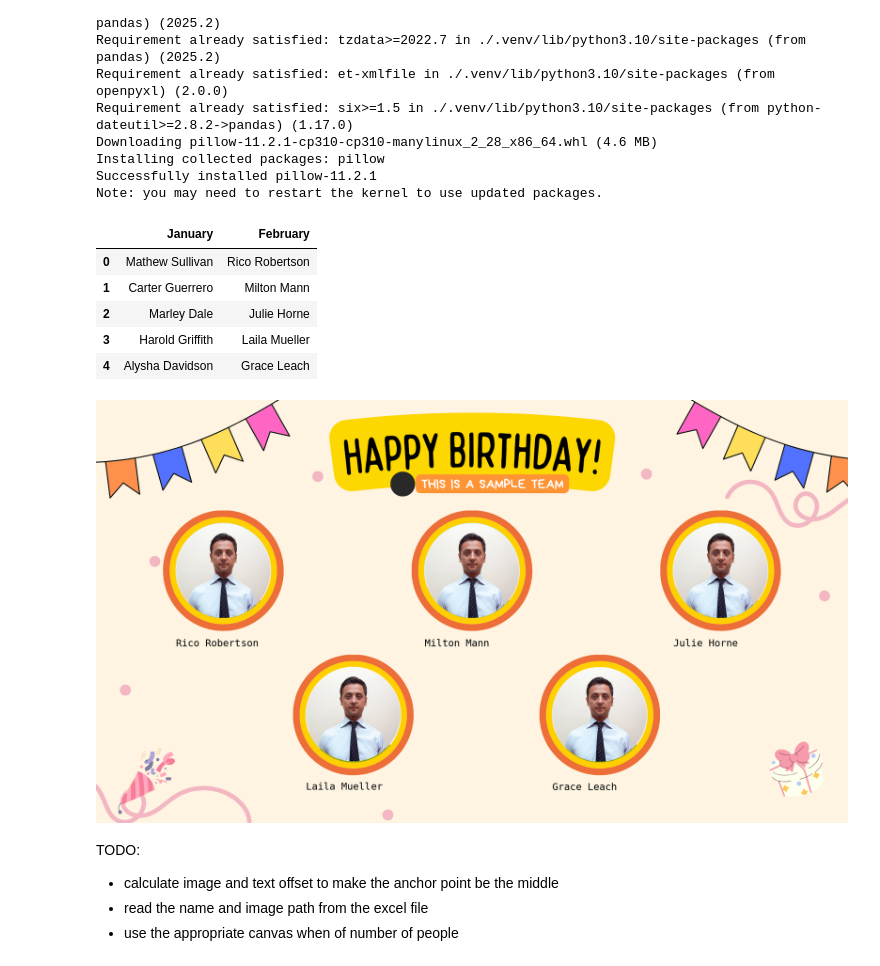
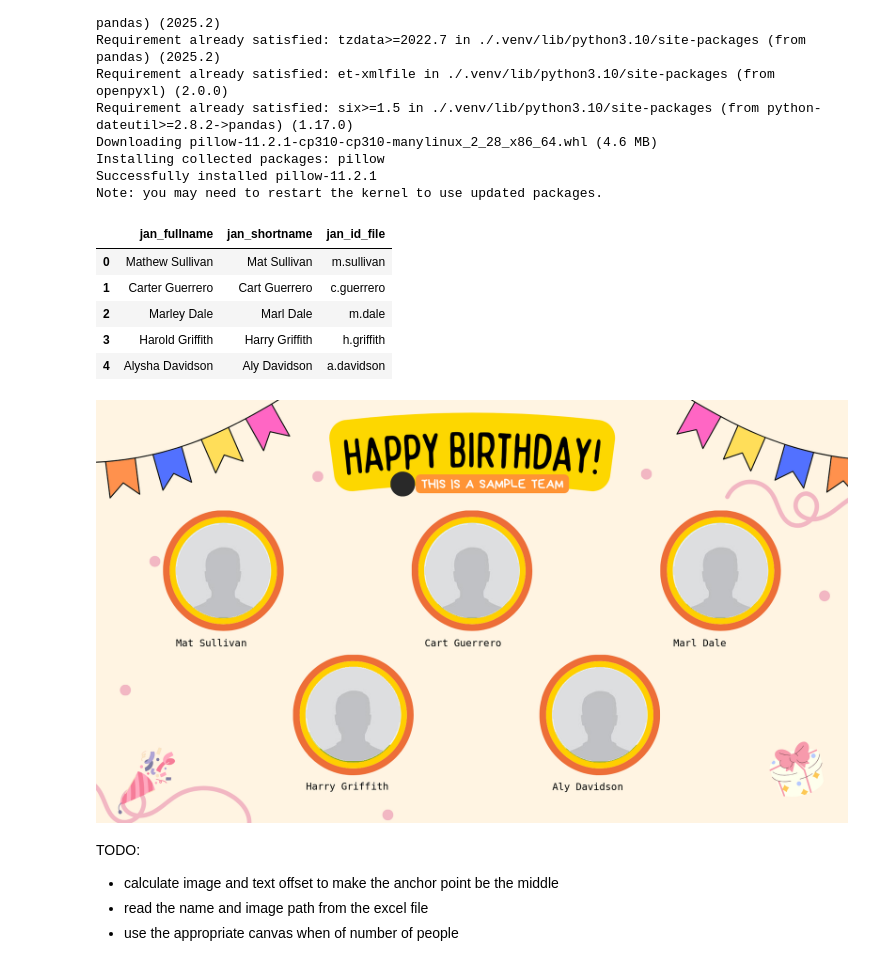
Before and after one commit to VinceValmeo/FrameAuto, a Jupyter notebook: frame-auto.ipynb, the cells around one changed output. Drawn from its saved outputs; the diff is of its cells as text; code cells hidden in the pictures.

Commit message:
change image, format data

```diff
--- a/frame-auto.ipynb
+++ b/frame-auto.ipynb
@@ -22,43 +23,16 @@ from PIL import Image
 # %%
-df = pd.read_excel("data/Frame Auto.xlsx", sheet_name="Birthdays")
+df = pd.read_excel("data/Format Frame Auto.xlsx", sheet_name="Birthdays")
 df
 # %% [output]
-|  | January | February |
-| 0 | Mathew Sullivan | Rico Robertson |
-| 1 | Carter Guerrero | Milton Mann |
-| 2 | Marley Dale | Julie Horne |
-| 3 | Harold Griffith | Laila Mueller |
-| 4 | Alysha Davidson | Grace Leach |
+|  | jan_fullname | jan_shortname | jan_id_file |
+| 0 | Mathew Sullivan | Mat Sullivan | m.sullivan |
+| 1 | Carter Guerrero | Cart Guerrero | c.guerrero |
+| 2 | Marley Dale | Marl Dale | m.dale |
+| 3 | Harold Griffith | Harry Griffith | h.griffith |
+| 4 | Alysha Davidson | Aly Davidson | a.davidson |
 # %%
-feb_names = df.February
+feb_names = df.jan_shortname
-# %%
-from PIL import Image, ImageDraw, ImageChops
-
-def make_circular(image_path):
-
-    img = Image.open(image_path).convert("RGBA")
-    width, height = img.size
-
-    # Create a mask with a circular shape
-    mask = Image.new('L', (width, height), 0)
-    draw = ImageDraw.Draw(mask)
-    draw.ellipse((0, 0, width, height), fill=255)
-
-    mask = mask.resize((width, height), Image.LANCZOS)
-
-    img.putalpha(mask)
-
-    return img
-
-# Example usage:
-# circular_image = make_circular("images/person1.jpg") # Replace "your_image.jpg" with the actual path
-# circular_image.show()
-# circular_image.save("circular_image.png") # Save as PNG to preserve transparency
 # %%
-from PIL import Image, ImageDraw, ImageFont
-
-
-coord_arr_5 = [[204, 315], [839, 315], [1474, 315], [536, 681], [1165,682]]
 def make_circular(image_path):
     img = Image.open(image_path).convert("RGBA")
     width, height = img.size
@@ -71,12 +45,13 @@ def make_circular(image_path):
     return img
 
 
+coord_arr_5 = [[204, 315], [839, 315], [1474, 315], [536, 681], [1165,682]]
 
 # Load background
 background = Image.open("backgrounds/bg1.png").convert("RGBA")
 
 # Process person image
-circular_image = make_circular("images/person1.jpg")
+circular_image = make_circular("images/person-holder.jpg")
 resize_value = 241
 resized_image = circular_image.resize((resize_value, resize_value), Image.LANCZOS)
 
@@ -91,34 +66,34 @@ counter = 0
 
 while counter < len(coord_arr_5):
     x = coord_arr_5[counter][0]
     y = coord_arr_5[counter][1]
     background.paste(resized_image, (x , y), resized_image)
 
 
     draw = ImageDraw.Draw(background)
 
     # Font
     font = ImageFont.truetype("DejaVuSansMono.ttf", size=25)
 
     # Specify the text and its position
     text = feb_names[counter]
     text_offset = 290
     text_position = (x, y + text_offset)
 
     # Choose text color
     text_color = (0, 0, 0)
 
     draw.text(text_position, text, fill=text_color, font=font)
 
     counter = counter + 1
 
     # save the file, with a file format [Dept]-month-Category-counter
 
 
 # Show the final result
 background.show()
 # %% [output]
-[figure, old version]
+[figure, new version]
 # %% [markdown]
 TODO:
 - calculate image and text offset to make the anchor point be the middle
```
Also changed, not shown: parts of 5 cells of this notebook, 10 other files.
